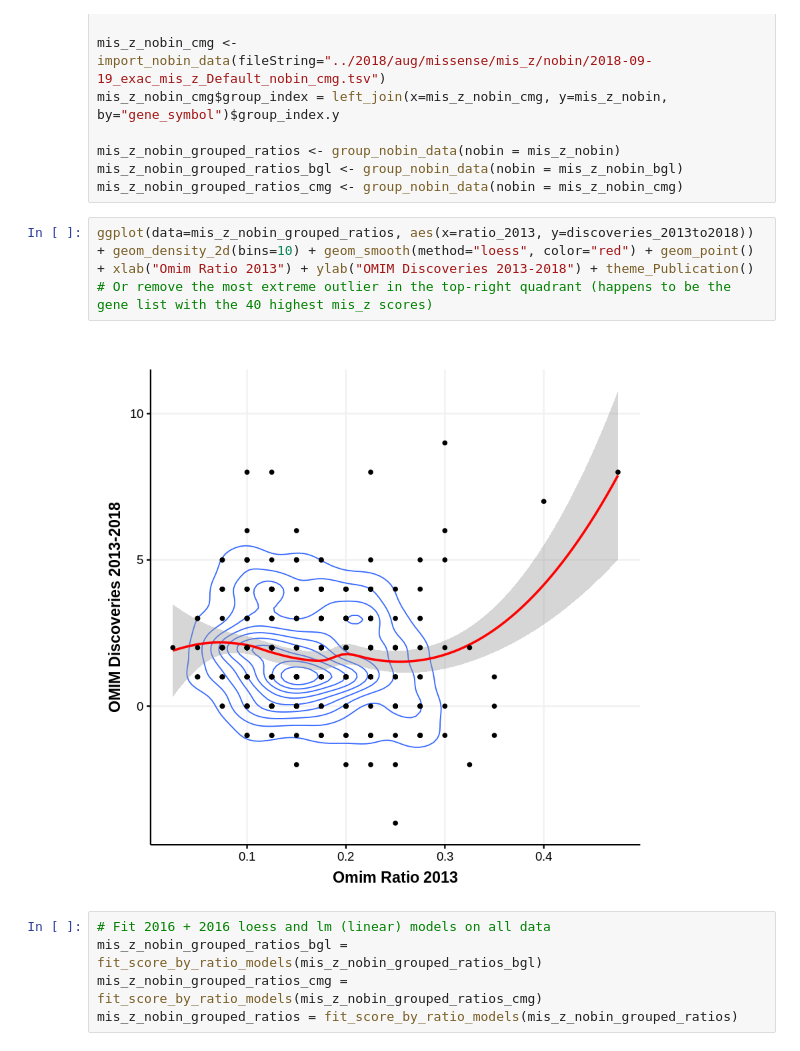
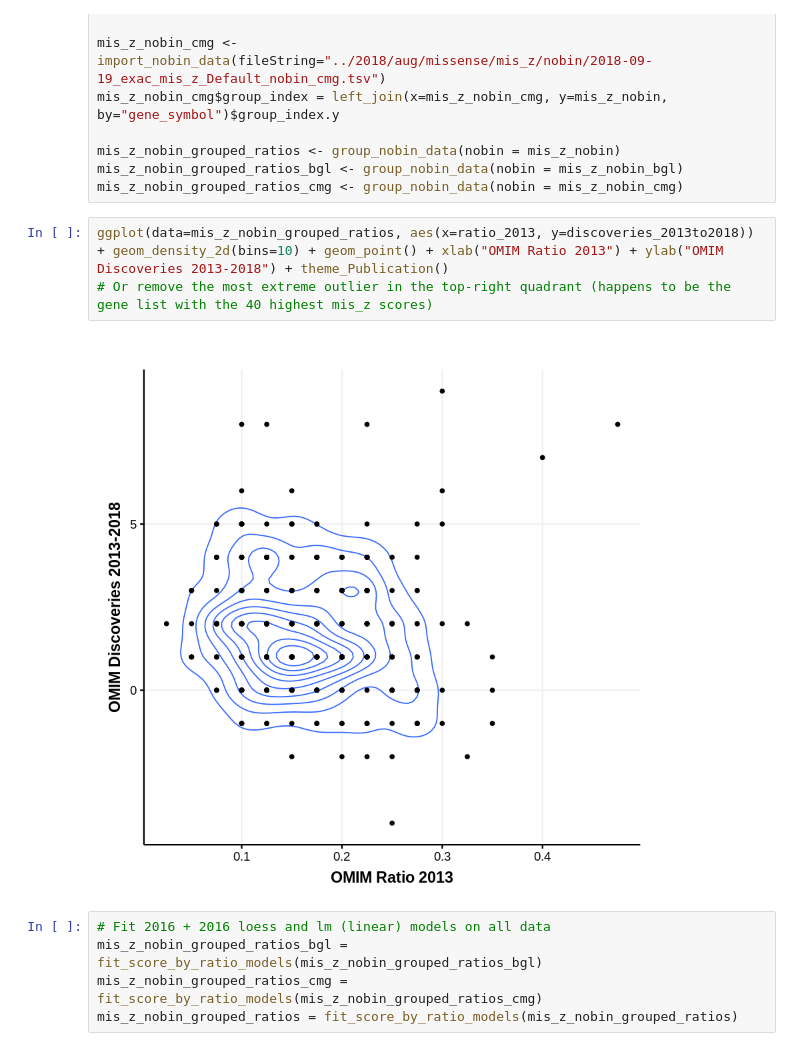
Before and after one commit to BCM-HGSC/HARLEE_analysis, a Jupyter notebook: data_lake_viz/supplementary_analysis.ipynb, the cells around one changed output. Drawn from its saved outputs; the diff is of its cells as text.

Commit message:
Update supplementary figure 2

```diff
--- a/data_lake_viz/supplementary_analysis.ipynb
+++ b/data_lake_viz/supplementary_analysis.ipynb
@@ -32,10 +32,10 @@ mis_z_nobin_grouped_ratios <- group_nobin_data(nobin = mis_z_nobin)
 mis_z_nobin_grouped_ratios_bgl <- group_nobin_data(nobin = mis_z_nobin_bgl)
 mis_z_nobin_grouped_ratios_cmg <- group_nobin_data(nobin = mis_z_nobin_cmg)
 # %%
-ggplot(data=mis_z_nobin_grouped_ratios, aes(x=ratio_2013, y=discoveries_2013to2018)) + geom_density_2d(bins=10) + geom_smooth(method="loess", color="red") + geom_point() + xlab("Omim Ratio 2013") + ylab("OMIM Discoveries 2013-2018") + theme_Publication()
+ggplot(data=mis_z_nobin_grouped_ratios, aes(x=ratio_2013, y=discoveries_2013to2018)) + geom_density_2d(bins=10) + geom_point() + xlab("OMIM Ratio 2013") + ylab("OMIM Discoveries 2013-2018") + theme_Publication()
 # Or remove the most extreme outlier in the top-right quadrant (happens to be the gene list with the 40 highest mis_z scores)
 # %% [output]
-[figure, old version]
+[figure, new version]
 # %%
 # Fit 2016 + 2016 loess and lm (linear) models on all data
 mis_z_nobin_grouped_ratios_bgl = fit_score_by_ratio_models(mis_z_nobin_grouped_ratios_bgl)
```
